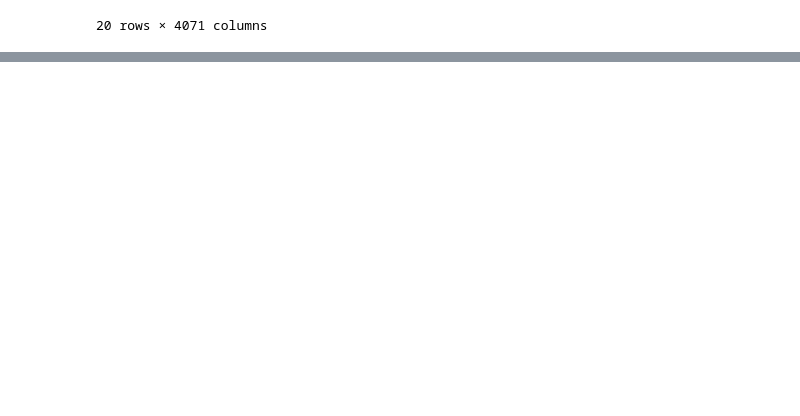
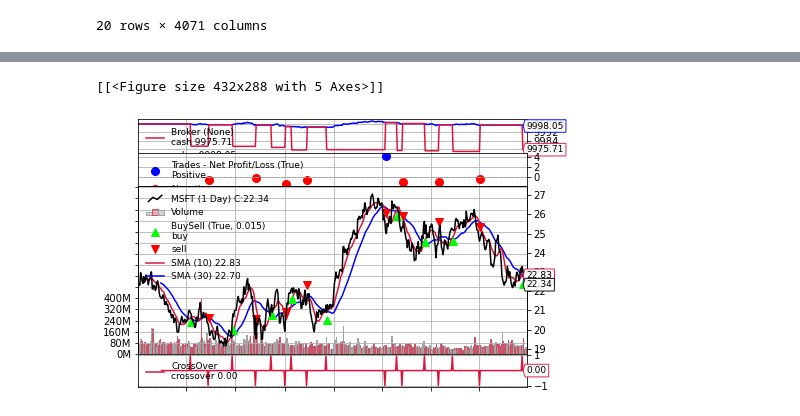
Before and after one commit to JonathanJing/Stock-Trading-Strategy, a Jupyter notebook: Untitled.ipynb, the cells around one changed output, grey strips where cells are left out. Cells and saved outputs as stored; diff of their text form; code cells hidden in the pictures; blank space fills up the shorter version.

```diff
--- a/Untitled.ipynb
+++ b/Untitled.ipynb
@@ -112,3 +112,24 @@ stock_raw_data.iloc[:,][50:70]
 stock_raw_data_avg = stock_raw_data.iloc[:,].rolling(window=60).mean()
 # %%
 stock_raw_data_avg.to_csv("stock_prices_avg.csv")
+# %%
+from datetime import datetime
+import backtrader as bt
+%matplotlib inline
+
+class SmaCross(bt.SignalStrategy):
+    def __init__(self):
+        sma1, sma2 = bt.ind.SMA(period=10), bt.ind.SMA(period=30)
+        crossover = bt.ind.CrossOver(sma1, sma2)
+        self.signal_add(bt.SIGNAL_LONG, crossover)
+
+cerebro = bt.Cerebro()
+cerebro.addstrategy(SmaCross)
+
+data0 = bt.feeds.YahooFinanceData(dataname='MSFT', fromdate=datetime(2011, 1, 1),
+                                  todate=datetime(2012, 12, 31))
+cerebro.adddata(data0)
+
+cerebro.run()
+cerebro.plot()
+# %% [output]
@@ -114,0 +138,2 @@ stock_raw_data_avg.to_csv("stock_prices_avg.csv")
+[[<Figure size 432x288 with 5 Axes>]]
+[figure, added]
```
Also changed, not shown: parts of 2 cells of this notebook, 11 other files.
